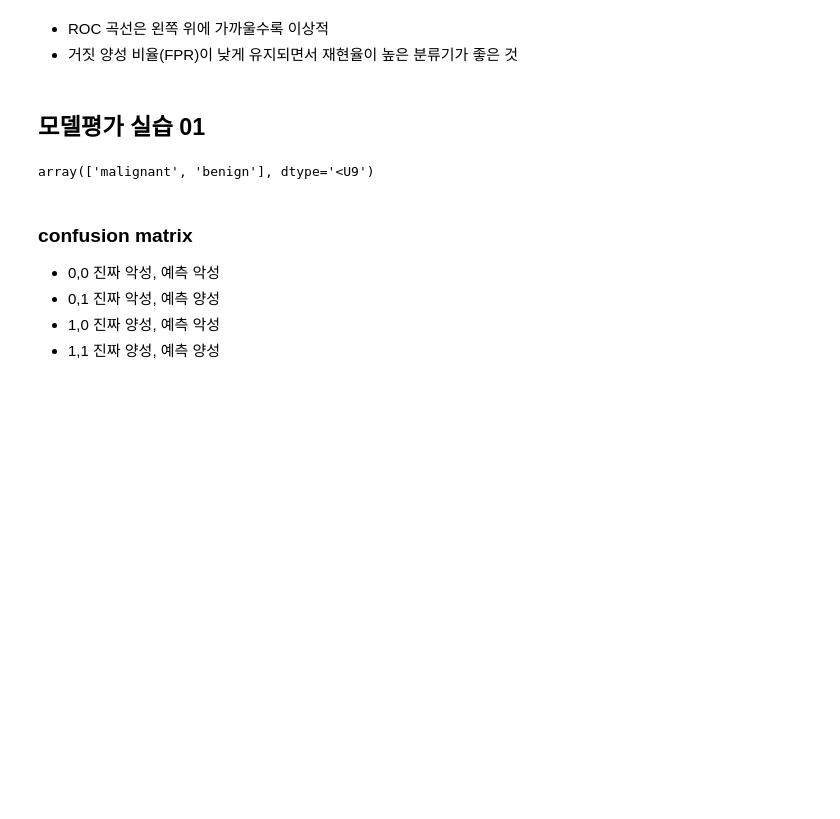
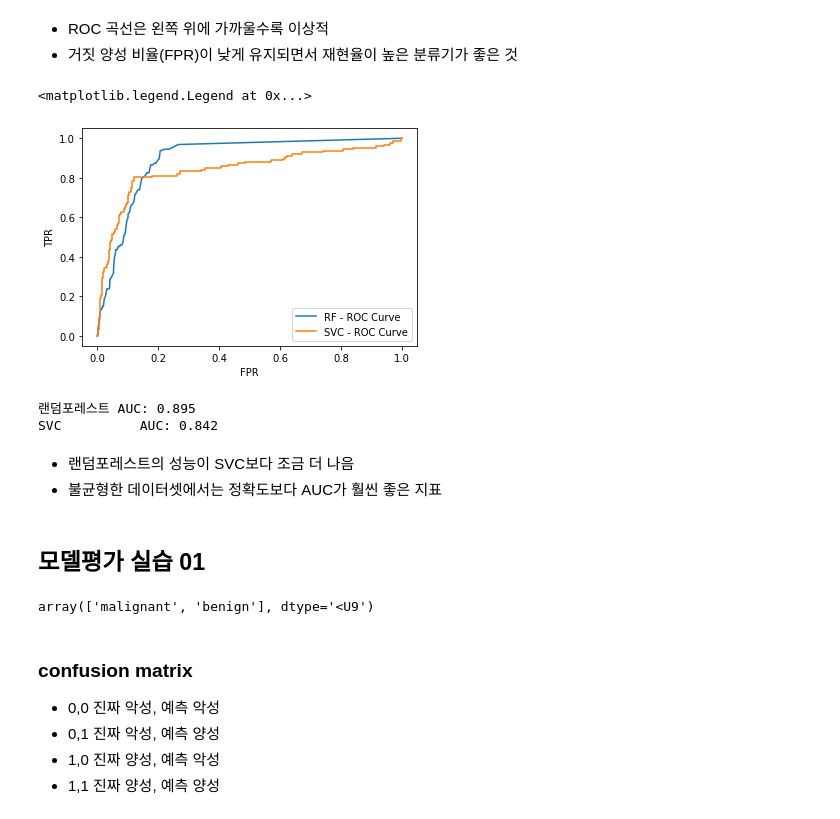
Before and after one commit to Lagom92/study-in-school, a Jupyter notebook: ML/0819_지도학습_모델평가_성능향상_노트2.ipynb, the cells around one changed output. Drawn from its saved outputs; the diff is of its cells as text; code cells hidden in the pictures; blank space fills up the shorter version.

```diff
--- a/ML/0819_지도학습_모델평가_성능향상_노트2.ipynb
+++ b/ML/0819_지도학습_모델평가_성능향상_노트2.ipynb
@@ -225,3 +250,36 @@ from sklearn.ensemble import RandomForestClassifier
+# %%
+# 랜덤 포레스트와 SVM의 ROC 곡선 비교
+from sklearn.ensemble import RandomForestClassifier
+
+model_rf = RandomForestClassifier(n_estimators=100,
+                                  max_features=2,
+                                  random_state=0).fit(X_train, y_train)
+
+fpr_rf, tpr_rf, thresholds_rf = roc_curve(y_test, model_rf.predict_proba(X_test)[:,1] )
+
+plt.plot(fpr_rf, tpr_rf, label="RF - ROC Curve")
+plt.plot(fpr, tpr,       label="SVC - ROC Curve")
+
+plt.xlabel("FPR")
+plt.ylabel("TPR")
+plt.legend(loc=4)
+# %% [output]
+<matplotlib.legend.Legend at 0x...>
+[figure, added]
+# %%
+# AUC
+from sklearn.metrics import roc_auc_score
+
+auc_rf = roc_auc_score(y_test, model_rf.predict_proba(X_test)[:,1] )
+auc_svc = roc_auc_score(y_test, model_svc.decision_function(X_test) )
+print("랜덤포레스트 AUC: {:.3f}".format(auc_rf))
+print("SVC          AUC: {:.3f}".format(auc_svc))
+# %% [output]
+랜덤포레스트 AUC: 0.895
+SVC          AUC: 0.842
+# %% [markdown]
+- 랜덤포레스트의 성능이 SVC보다 조금 더 나음
+- 불균형한 데이터셋에서는 정확도보다 AUC가 훨씬 좋은 지표
 # %% [markdown]
 ## 모델평가 실습 01
 # %%
```
Also changed, not shown: parts of 15 cells of this notebook.
